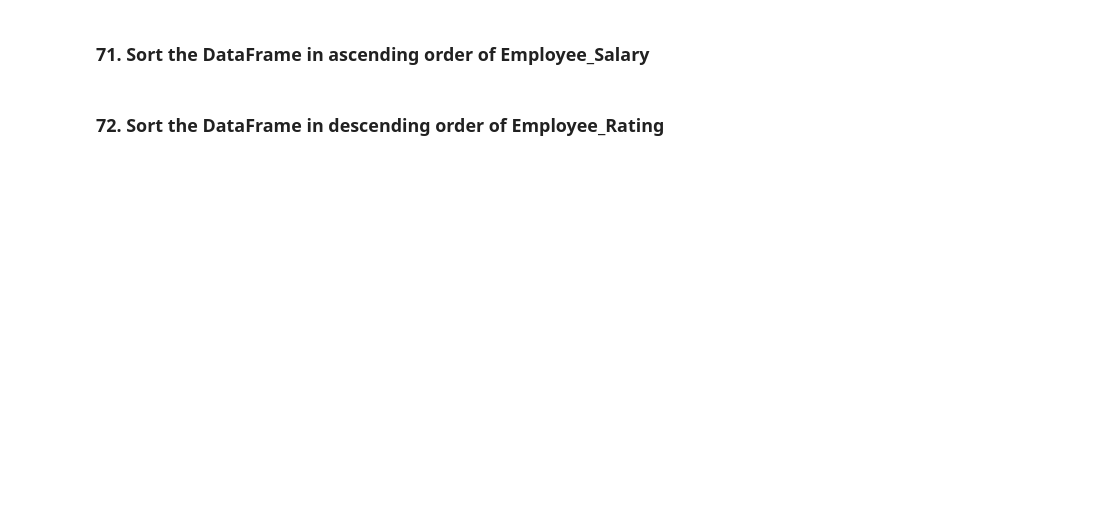
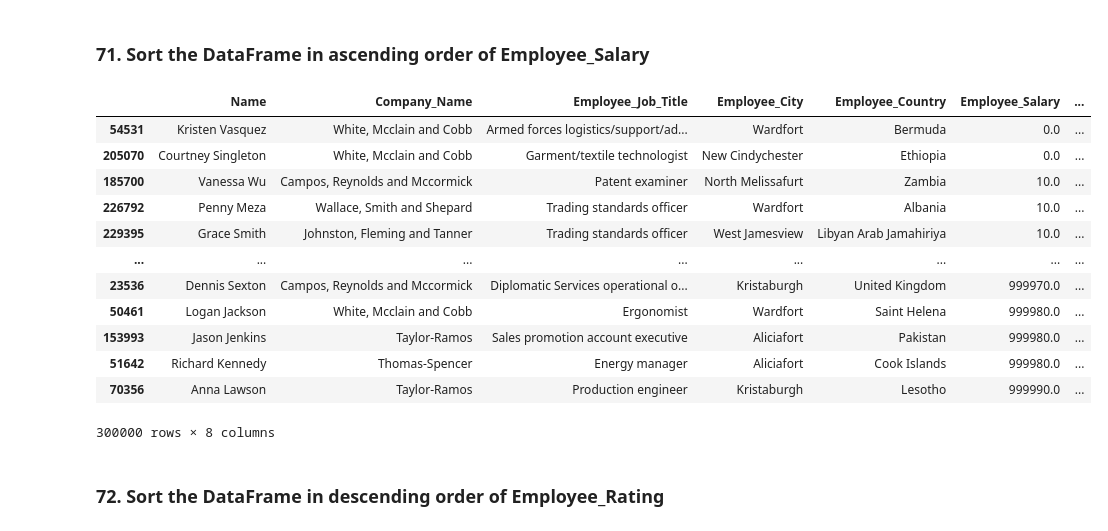
Before and after one commit to gaturpin/python-practice, a Jupyter notebook: pandas/notebook2.ipynb, the cells around one changed output. Saved outputs shown, nothing was run; the diff lists cells and outputs as text; code cells hidden in the pictures; blank space fills up the shorter version.

```diff
--- a/pandas/notebook2.ipynb
+++ b/pandas/notebook2.ipynb
@@ -54,7 +7,7 @@ Let's begin 🚀!
 # %%
 file_name = "employee_dataset.csv"
 
-df = ## Write your code here.
+df = pd.read_csv(file_name)
 # %% [markdown]
 ### 32. Print the first 5 rows.
 # %%
@@ -126,2 +284,5 @@ print(column_names)
 # %% [markdown]
 ### 57. Change the Data type of 'Employee_Salary' column to float.
+# %%
+df['Employee_Salary'] = df['Employee_Salary'].astype('float')
+df['Employee_Salary']
@@ -154,4 +450,20 @@ print(column_names)
 # %% [markdown]
 ### 71. Sort the DataFrame in ascending order of Employee_Salary
+# %%
+df.sort_values(by = 'Employee_Salary')
+# %% [output]
+|  | Name | Company_Name | Employee_Job_Title | Employee_City | Employee_Country | Employee_Salary | ... |
+| 54531 | Kristen Vasquez | White, Mcclain and Cobb | Armed forces logistics/support/ad... | Wardfort | Bermuda | 0.0 | ... |
+| 205070 | Courtney Singleton | White, Mcclain and Cobb | Garment/textile technologist | New Cindychester | Ethiopia | 0.0 | ... |
+| 185700 | Vanessa Wu | Campos, Reynolds and Mccormick | Patent examiner | North Melissafurt | Zambia | 10.0 | ... |
+| 226792 | Penny Meza | Wallace, Smith and Shepard | Trading standards officer | Wardfort | Albania | 10.0 | ... |
+| 229395 | Grace Smith | Johnston, Fleming and Tanner | Trading standards officer | West Jamesview | Libyan Arab Jamahiriya | 10.0 | ... |
+| ... | ... | ... | ... | ... | ... | ... | ... |
+| 23536 | Dennis Sexton | Campos, Reynolds and Mccormick | Diplomatic Services operational o... | Kristaburgh | United Kingdom | 999970.0 | ... |
+| 50461 | Logan Jackson | White, Mcclain and Cobb | Ergonomist | Wardfort | Saint Helena | 999980.0 | ... |
+| 153993 | Jason Jenkins | Taylor-Ramos | Sales promotion account executive | Aliciafort | Pakistan | 999980.0 | ... |
+| 51642 | Richard Kennedy | Thomas-Spencer | Energy manager | Aliciafort | Cook Islands | 999980.0 | ... |
+| 70356 | Anna Lawson | Taylor-Ramos | Production engineer | Kristaburgh | Lesotho | 999990.0 | ... |
+300000 rows × 8 columns
 # %% [markdown]
 ### 72. Sort the DataFrame in descending order of Employee_Rating
```
Also changed, not shown: parts of 71 cells of this notebook, 1 other file.
